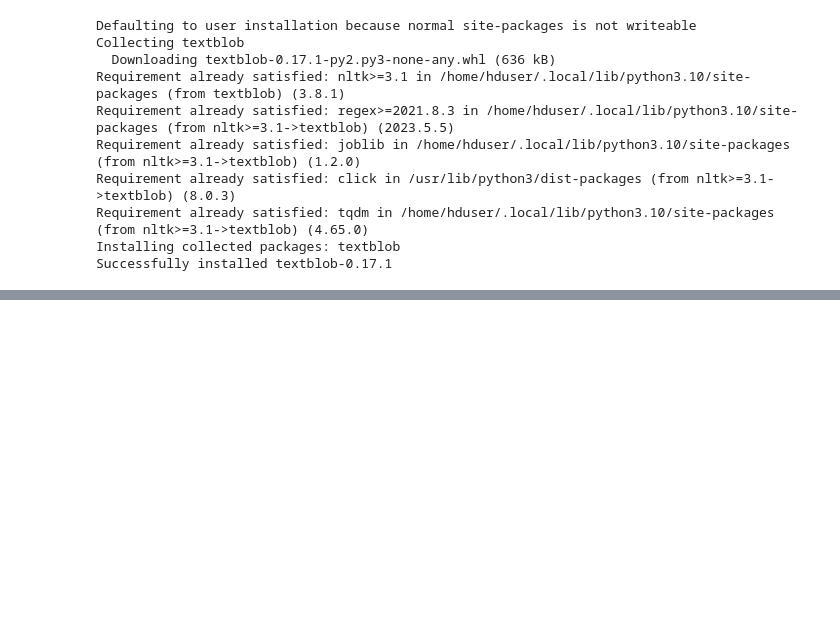
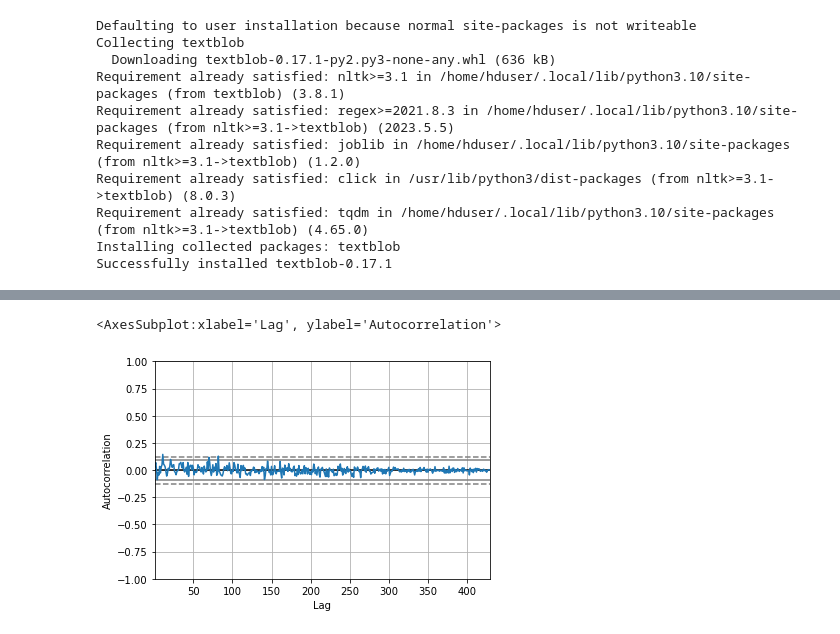
Before and after one commit to DrAmy-Data/CA2_S2, a Jupyter notebook: CA2_SEM2.ipynb, the cells around one changed output, grey strips where cells are left out. Cells and saved outputs as stored; diff of their text form; code cells hidden in the pictures; blank space fills up the shorter version.

```diff
--- a/CA2_SEM2.ipynb
+++ b/CA2_SEM2.ipynb
@@ -649,0 +751,7 @@ plt.show()
+# %%
+# trying code from my previous asignment, but I don't think it's going to work
+autocorrelation_plot(df_pos)
+# p value is 2 because the curve crosses on the second boundary
+# %% [output]
+<AxesSubplot:xlabel='Lag', ylabel='Autocorrelation'>
+[figure, added]
```
Also changed, not shown: parts of 52 cells of this notebook.
